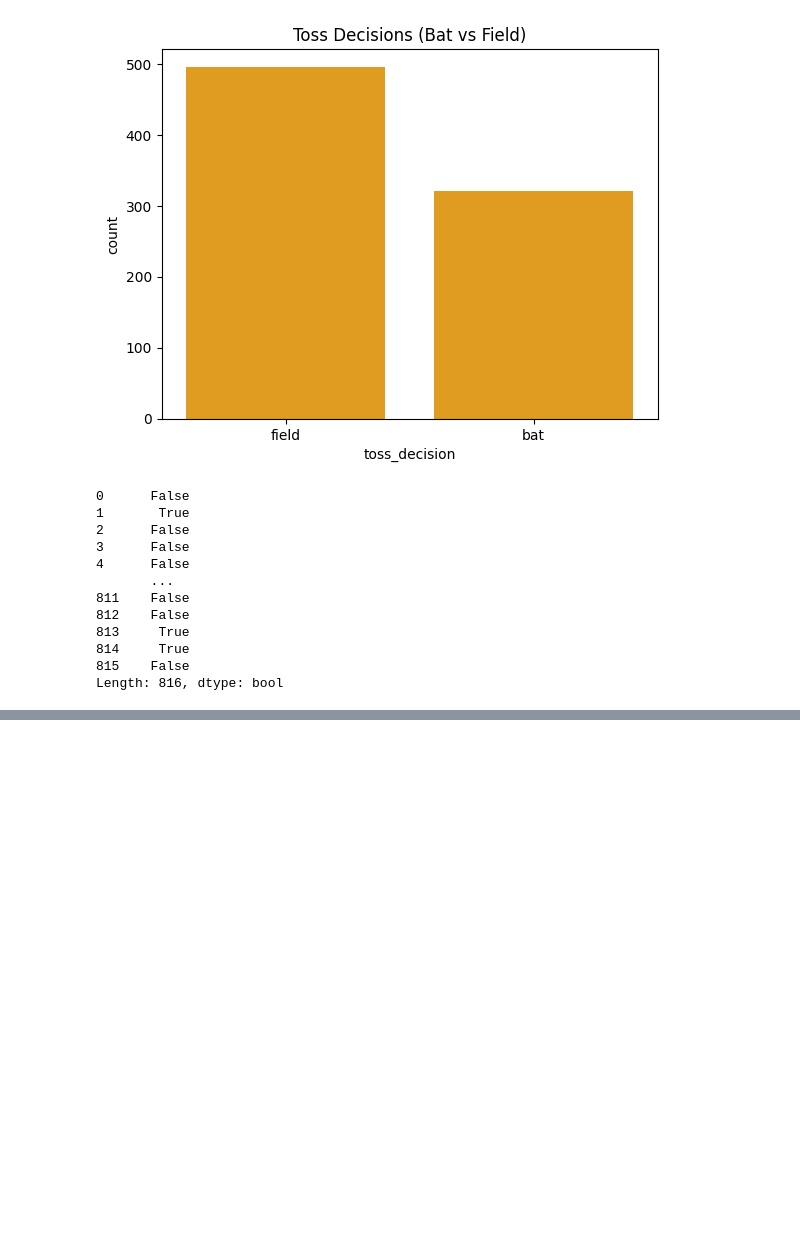
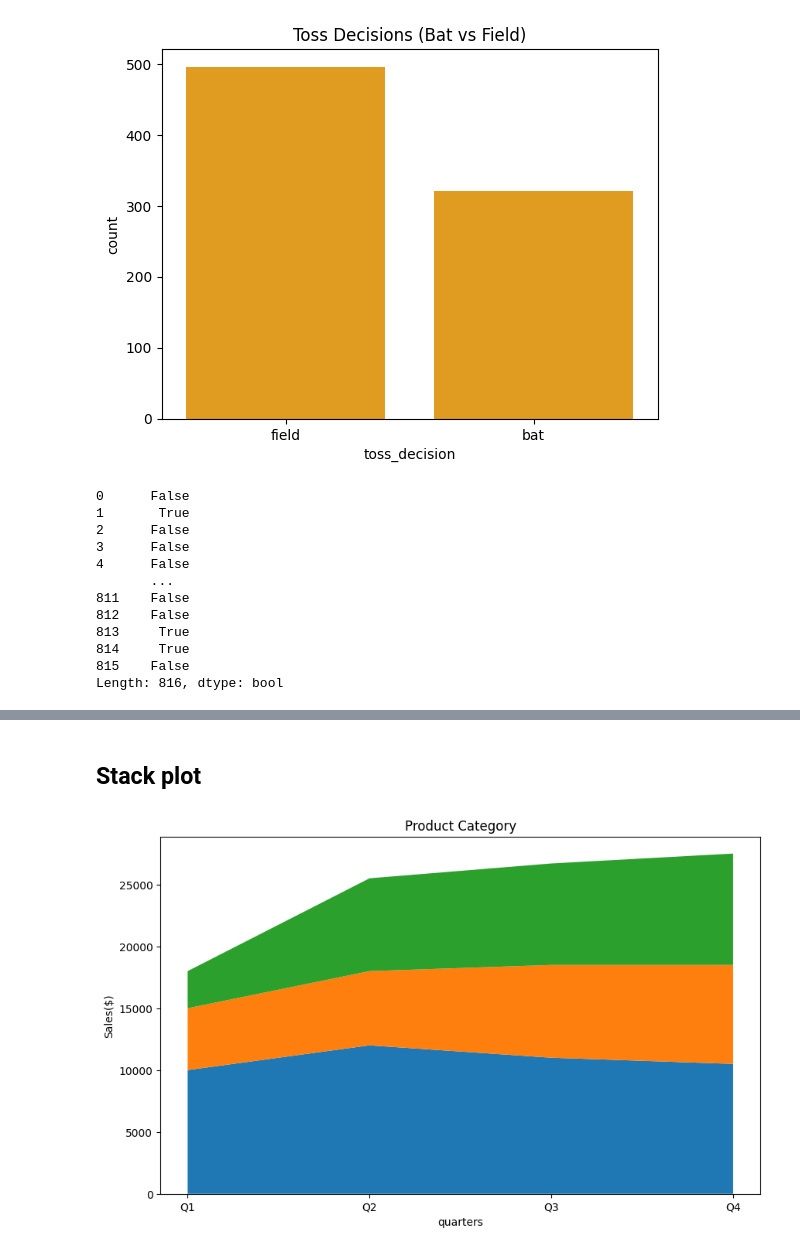
Before and after one commit to Pranesh7424/DATA-ENGINEER, a Jupyter notebook: Python/Data Visualization/Matplotlib.ipynb, the cells around one changed output, grey strips where cells are left out. Cells and saved outputs as stored; diff of their text form; code cells hidden in the pictures; blank space fills up the shorter version.

```diff
--- a/Python/Data Visualization/Matplotlib.ipynb
+++ b/Python/Data Visualization/Matplotlib.ipynb
@@ -216,0 +250,16 @@ Length: 816, dtype: bool
+# %% [markdown]
+## Stack plot
+# %%
+import matplotlib.pyplot as plt
+quarters=['Q1','Q2','Q3','Q4',]
+electronics=[10000,12000,11000,10500]
+Clothing=[5000,6000,7500,8000]
+home_app=[3000,7500,8200,9000]
+plt.figure(figsize=(10,6))
+plt.stackplot(quarters,electronics,Clothing,home_app,labels=['Electronics','Clothing','Home Appliances'])
+plt.xlabel('quarters')
+plt.ylabel('Sales($)')
+plt.title('Product Category')
+plt.show()
+# %% [output]
+[figure, added]
```
Also changed, not shown: parts of 5 cells of this notebook, 4 other files.
